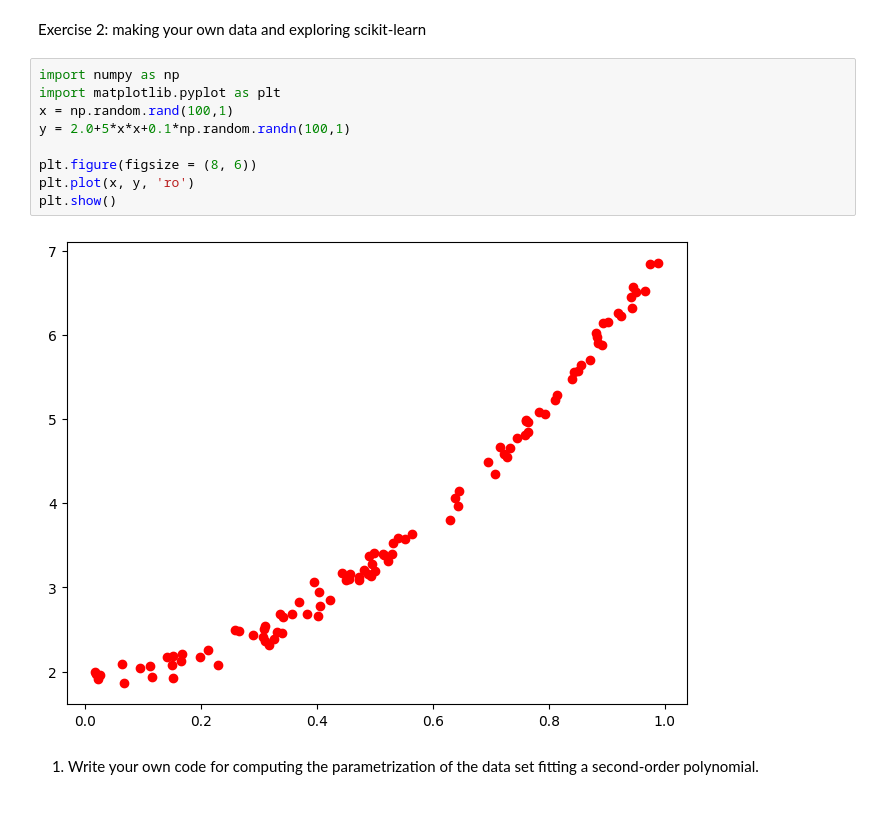
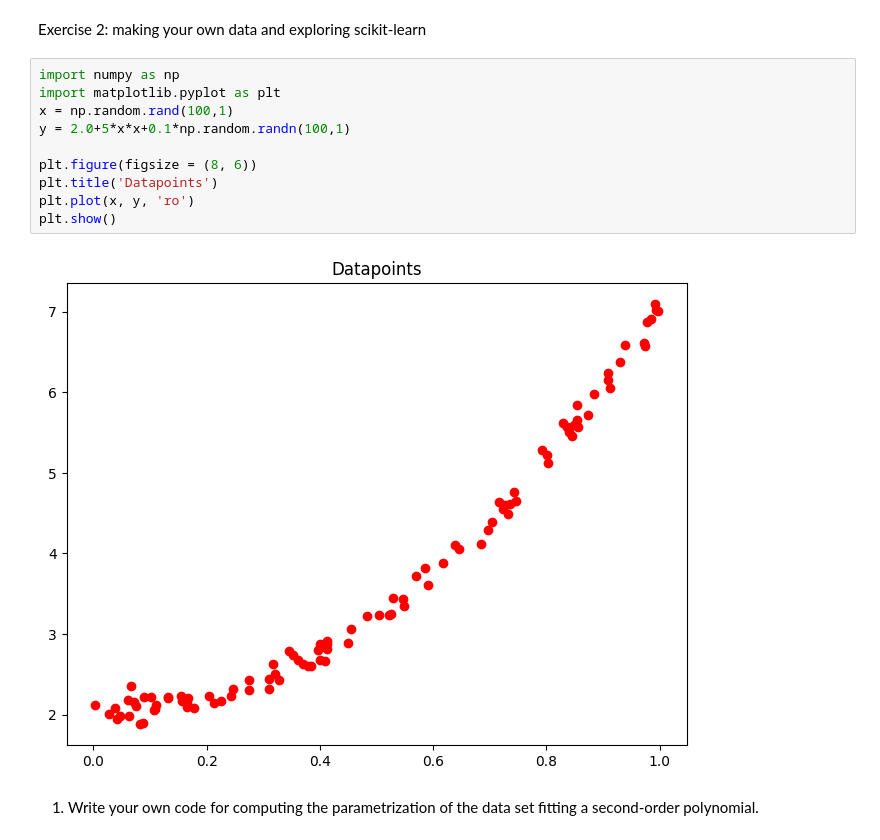
Before and after one commit to mochiim/FYS-STK4155, a Jupyter notebook: Weekly exercises/week35 (1).ipynb, the cells around one changed output. Drawn from its saved outputs; the diff is of its cells as text; blank space fills up the shorter version.

```diff
--- a/Weekly exercises/week35 (1).ipynb
+++ b/Weekly exercises/week35 (1).ipynb
@@ -3,14 +3,15 @@ Exercise 2: making your own data and exploring scikit-learn
 # %%
 import numpy as np
 import matplotlib.pyplot as plt
 x = np.random.rand(100,1)
 y = 2.0+5*x*x+0.1*np.random.randn(100,1)
 
 plt.figure(figsize = (8, 6))
+plt.title('Datapoints')
 plt.plot(x, y, 'ro')
 plt.show()
 # %% [output]
-[figure, old version]
+[figure, new version]
 # %% [markdown]
 1. Write your own code for computing the parametrization of the data set fitting a second-order polynomial.
 # %%
```
Also changed, not shown: parts of 15 cells of this notebook.
